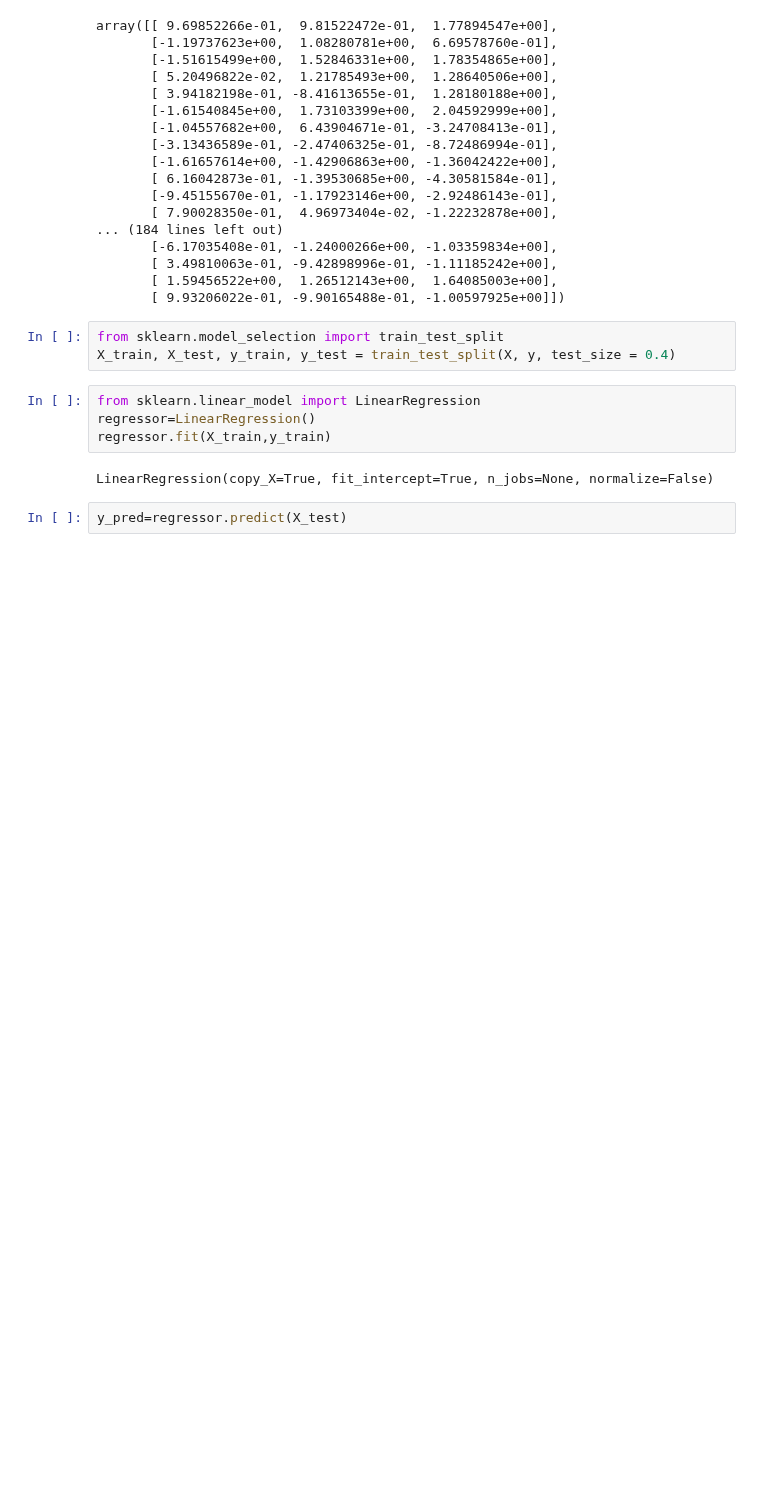
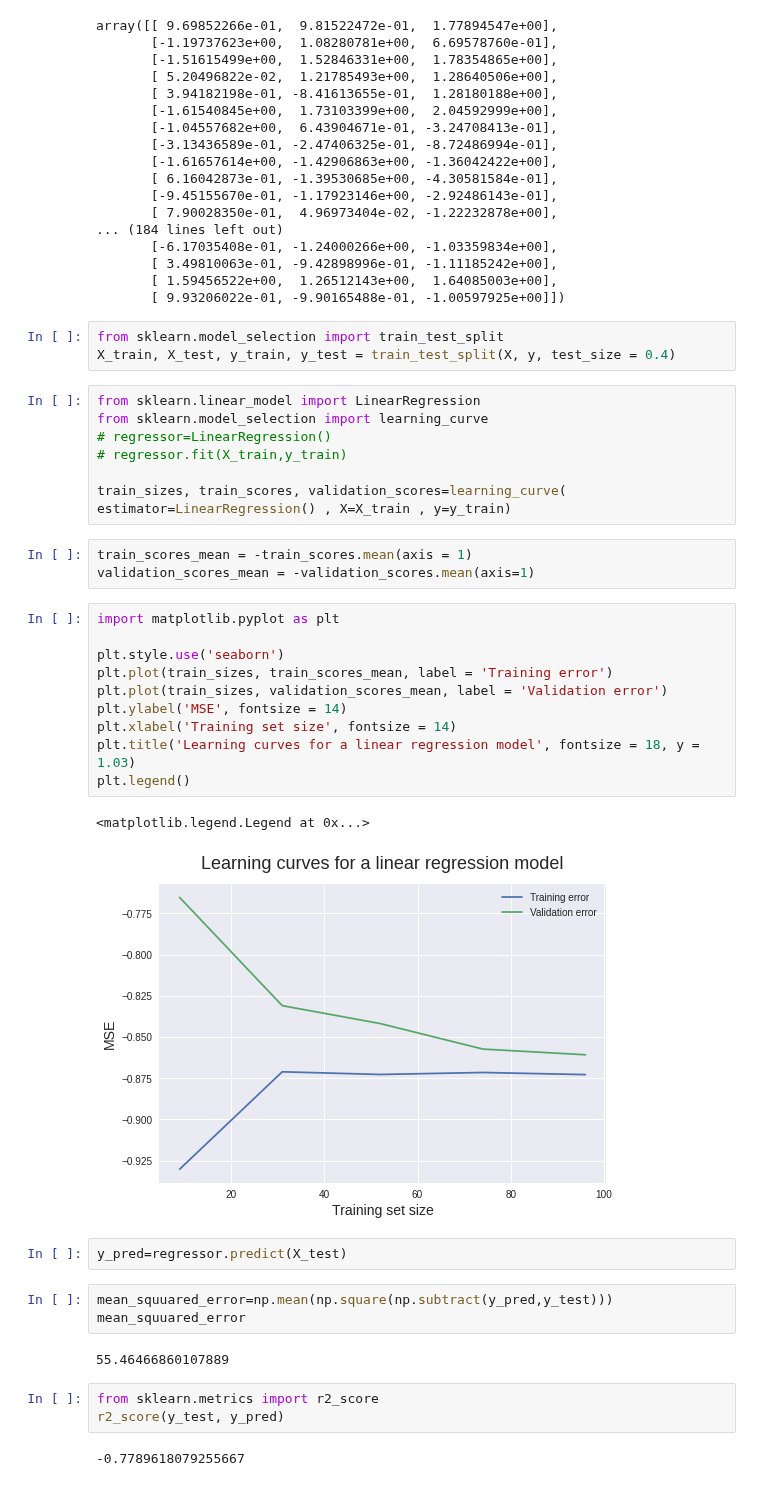
Before and after one commit to IIAnirudhII/AI-and-ML, a Jupyter notebook: Deep Learning/Lab2/Lab2(part2).ipynb, the cells around one changed output. Saved outputs shown, nothing was run; the diff lists cells and outputs as text; blank space fills up the shorter version.

```diff
--- a/Deep Learning/Lab2/Lab2(part2).ipynb
+++ b/Deep Learning/Lab2/Lab2(part2).ipynb
@@ -202,9 +202,36 @@ from sklearn.model_selection import train_test_split
 X_train, X_test, y_train, y_test = train_test_split(X, y, test_size = 0.4)
 # %%
 from sklearn.linear_model import LinearRegression
-regressor=LinearRegression()
-regressor.fit(X_train,y_train)
+from sklearn.model_selection import learning_curve
+# regressor=LinearRegression()
+# regressor.fit(X_train,y_train)
+
+train_sizes, train_scores, validation_scores=learning_curve( estimator=LinearRegression() , X=X_train , y=y_train)
-# %% [output]
-LinearRegression(copy_X=True, fit_intercept=True, n_jobs=None, normalize=False)
+# %%
+train_scores_mean = -train_scores.mean(axis = 1)
+validation_scores_mean = -validation_scores.mean(axis=1)
+# %%
+import matplotlib.pyplot as plt
+
+plt.style.use('seaborn')
+plt.plot(train_sizes, train_scores_mean, label = 'Training error')
+plt.plot(train_sizes, validation_scores_mean, label = 'Validation error')
+plt.ylabel('MSE', fontsize = 14)
+plt.xlabel('Training set size', fontsize = 14)
+plt.title('Learning curves for a linear regression model', fontsize = 18, y = 1.03)
+plt.legend()
+# %% [output]
+<matplotlib.legend.Legend at 0x...>
+[figure, added]
 # %%
 y_pred=regressor.predict(X_test)
+# %%
+mean_squuared_error=np.mean(np.square(np.subtract(y_pred,y_test)))
+mean_squuared_error
+# %% [output]
+55.46466860107889
+# %%
+from sklearn.metrics import r2_score
+r2_score(y_test, y_pred)
+# %% [output]
+-0.7789618079255667
```
Also changed, not shown: parts of 3 cells of this notebook.
